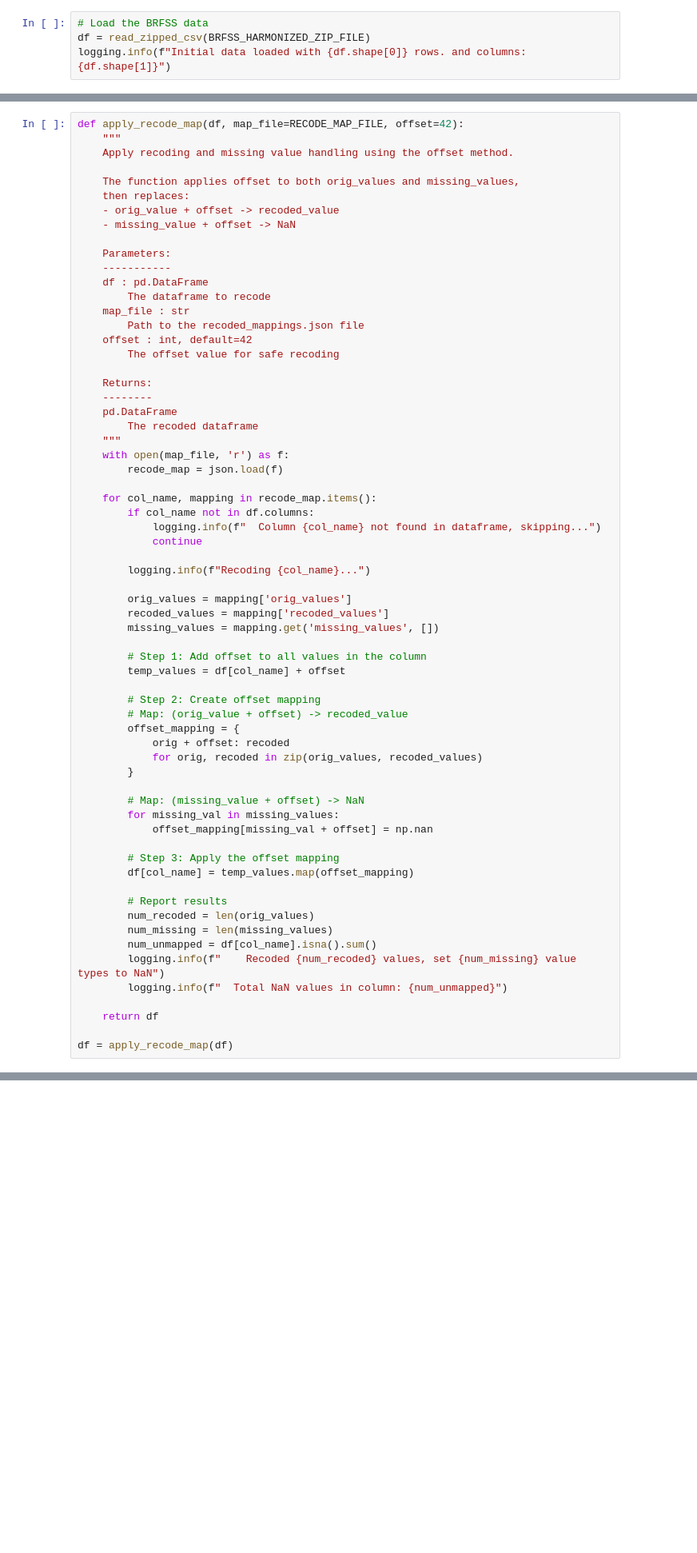
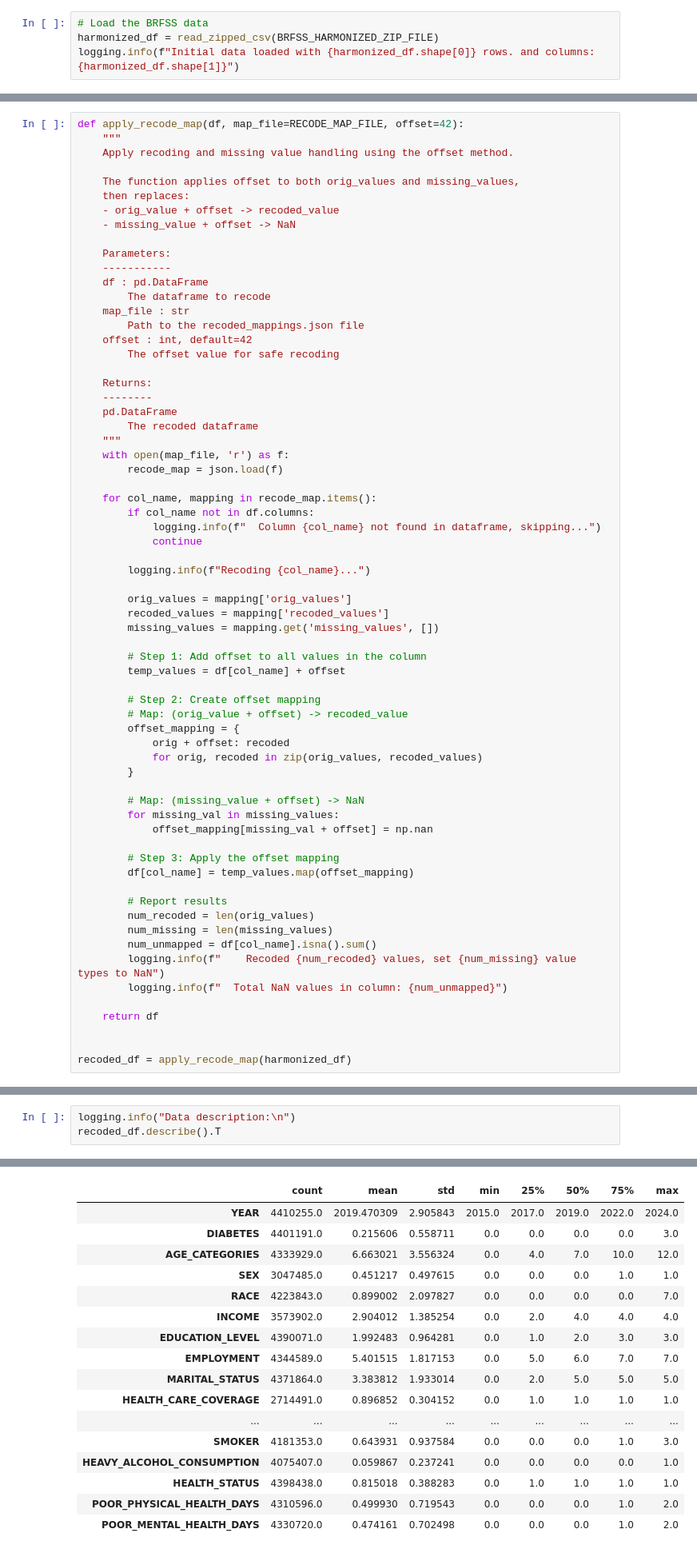
Before and after one commit to cmendonsa/brfss-diabetes-trends, a Jupyter notebook: analysis/2_data_preparation.ipynb, the cells around one changed output, grey strips where cells are left out. Shown at 80% size. Cells and saved outputs as stored; diff of their text form; blank space fills up the shorter version.

```diff
--- a/analysis/2_data_preparation.ipynb
+++ b/analysis/2_data_preparation.ipynb
@@ -178,6 +179,6 @@ Load the harmonized BRFSS dataset created in Notebook 1.
 - Log initial dataset dimensions
 # %%
 # Load the BRFSS data
-df = read_zipped_csv(BRFSS_HARMONIZED_ZIP_FILE)
-logging.info(f"Initial data loaded with {df.shape[0]} rows. and columns: {df.shape[1]}")
+harmonized_df = read_zipped_csv(BRFSS_HARMONIZED_ZIP_FILE)
+logging.info(f"Initial data loaded with {harmonized_df.shape[0]} rows. and columns: {harmonized_df.shape[1]}")
 # %% [output]
@@ -359,5 +435,6 @@ def apply_recode_map(df, map_file=RECODE_MAP_FILE, offset=42):
 
     return df
 
-df = apply_recode_map(df)
+
+recoded_df = apply_recode_map(harmonized_df)
 # %% [output]
@@ -441,0 +504,4 @@ memory usage: 639.3 MB
+# %%
+logging.info("Data description:\n")
+recoded_df.describe().T
+# %% [output]
@@ -441,0 +509,17 @@ memory usage: 639.3 MB
+|  | count | mean | std | min | 25% | 50% | 75% | max |
+| YEAR | 4410255.0 | 2019.470309 | 2.905843 | 2015.0 | 2017.0 | 2019.0 | 2022.0 | 2024.0 |
+| DIABETES | 4401191.0 | 0.215606 | 0.558711 | 0.0 | 0.0 | 0.0 | 0.0 | 3.0 |
+| AGE_CATEGORIES | 4333929.0 | 6.663021 | 3.556324 | 0.0 | 4.0 | 7.0 | 10.0 | 12.0 |
+| SEX | 3047485.0 | 0.451217 | 0.497615 | 0.0 | 0.0 | 0.0 | 1.0 | 1.0 |
+| RACE | 4223843.0 | 0.899002 | 2.097827 | 0.0 | 0.0 | 0.0 | 0.0 | 7.0 |
+| INCOME | 3573902.0 | 2.904012 | 1.385254 | 0.0 | 2.0 | 4.0 | 4.0 | 4.0 |
+| EDUCATION_LEVEL | 4390071.0 | 1.992483 | 0.964281 | 0.0 | 1.0 | 2.0 | 3.0 | 3.0 |
+| EMPLOYMENT | 4344589.0 | 5.401515 | 1.817153 | 0.0 | 5.0 | 6.0 | 7.0 | 7.0 |
+| MARITAL_STATUS | 4371864.0 | 3.383812 | 1.933014 | 0.0 | 2.0 | 5.0 | 5.0 | 5.0 |
+| HEALTH_CARE_COVERAGE | 2714491.0 | 0.896852 | 0.304152 | 0.0 | 1.0 | 1.0 | 1.0 | 1.0 |
+| ... | ... | ... | ... | ... | ... | ... | ... | ... |
+| SMOKER | 4181353.0 | 0.643931 | 0.937584 | 0.0 | 0.0 | 0.0 | 1.0 | 3.0 |
+| HEAVY_ALCOHOL_CONSUMPTION | 4075407.0 | 0.059867 | 0.237241 | 0.0 | 0.0 | 0.0 | 0.0 | 1.0 |
+| HEALTH_STATUS | 4398438.0 | 0.815018 | 0.388283 | 0.0 | 1.0 | 1.0 | 1.0 | 1.0 |
+| POOR_PHYSICAL_HEALTH_DAYS | 4310596.0 | 0.499930 | 0.719543 | 0.0 | 0.0 | 0.0 | 1.0 | 2.0 |
+| POOR_MENTAL_HEALTH_DAYS | 4330720.0 | 0.474161 | 0.702498 | 0.0 | 0.0 | 0.0 | 1.0 | 2.0 |
```
Also changed, not shown: parts of 52 cells of this notebook.
